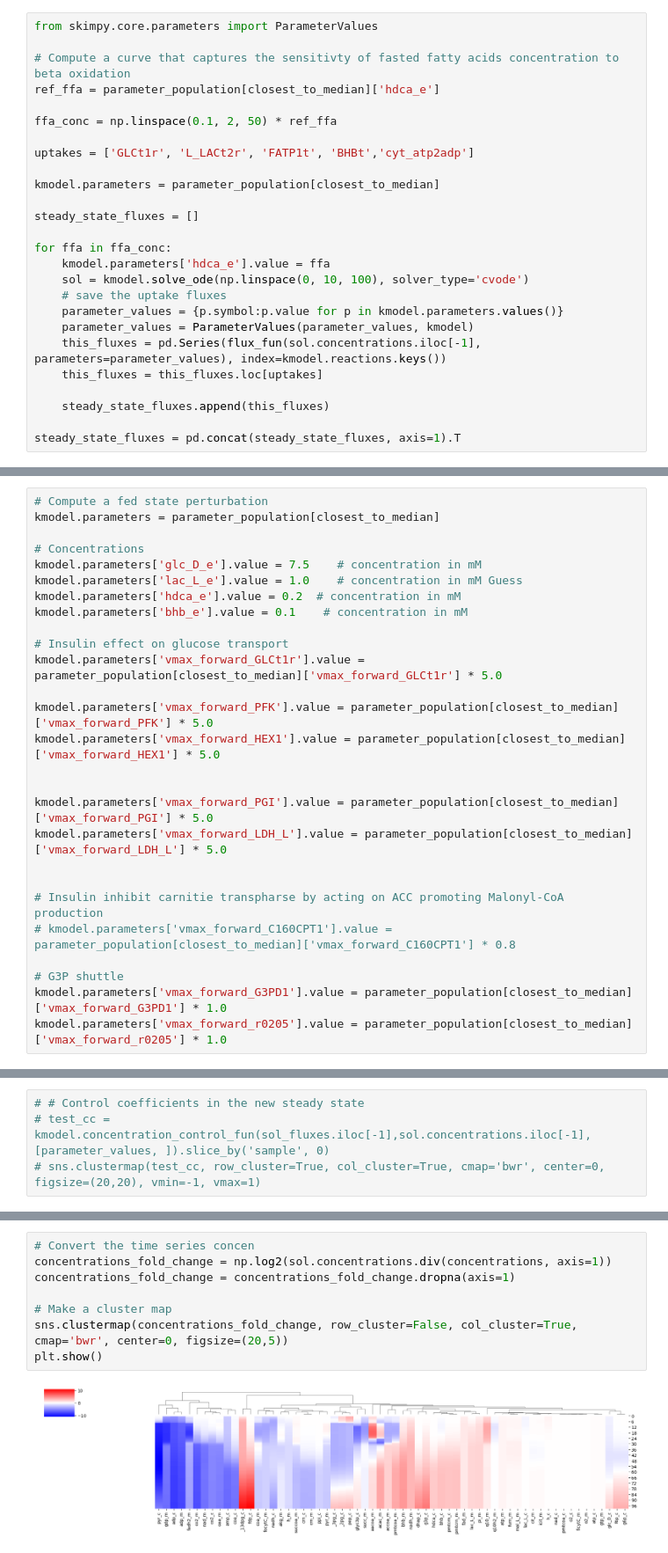
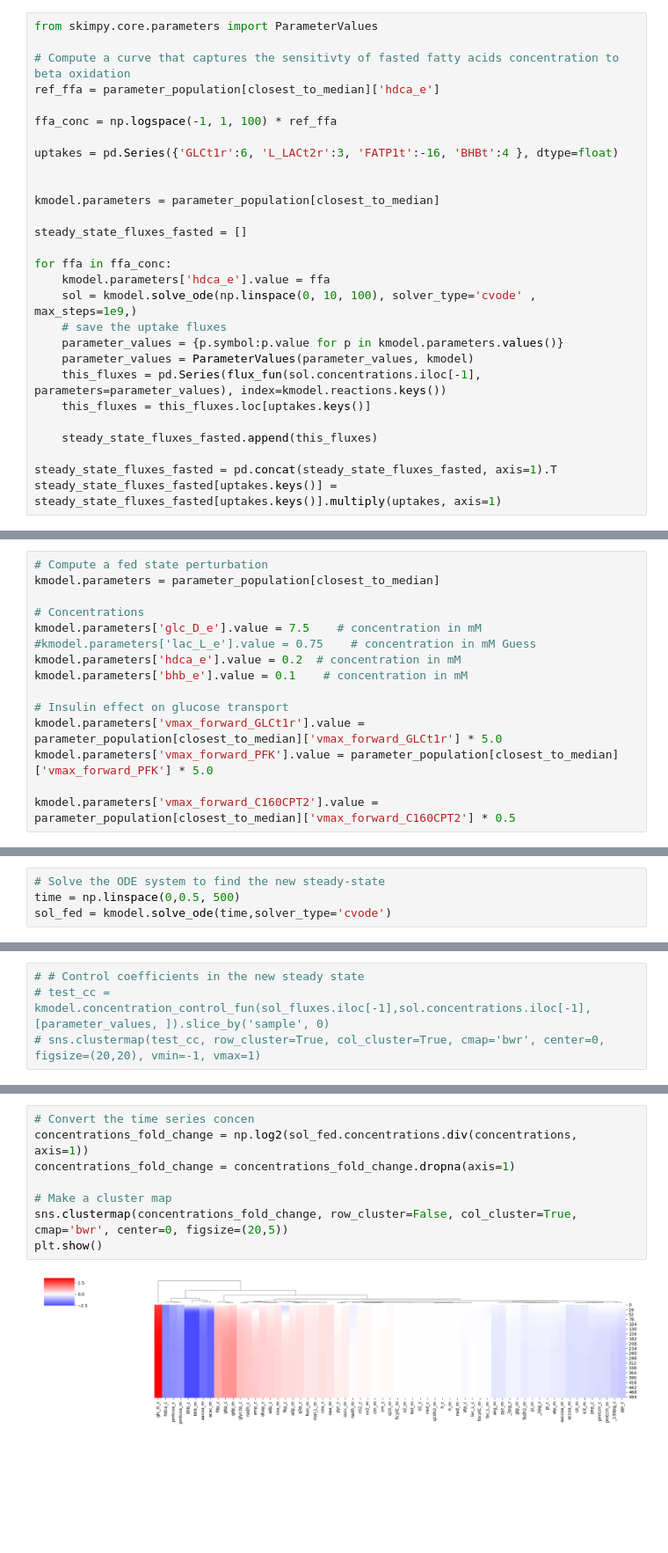
Before and after one commit to weilandtd/competitive_catabolism, a Jupyter notebook: mechanistic_model/control_analysis.ipynb, the cells around one changed output, grey strips where cells are left out. Shown at 88% size. Drawn from its saved outputs; the diff is of its cells as text; blank space fills up the shorter version.

```diff
--- a/mechanistic_model/control_analysis.ipynb
+++ b/mechanistic_model/control_analysis.ipynb
@@ -215,23 +211,25 @@ from skimpy.core.parameters import ParameterValues
 # Compute a curve that captures the sensitivty of fasted fatty acids concentration to beta oxidation
 ref_ffa = parameter_population[closest_to_median]['hdca_e']
 
-ffa_conc = np.linspace(0.1, 2, 50) * ref_ffa
+ffa_conc = np.logspace(-1, 1, 100) * ref_ffa
 
-uptakes = ['GLCt1r', 'L_LACt2r', 'FATP1t', 'BHBt','cyt_atp2adp']
+uptakes = pd.Series({'GLCt1r':6, 'L_LACt2r':3, 'FATP1t':-16, 'BHBt':4 }, dtype=float)
+
 
 kmodel.parameters = parameter_population[closest_to_median]
 
-steady_state_fluxes = []
+steady_state_fluxes_fasted = []
 
 for ffa in ffa_conc:
     kmodel.parameters['hdca_e'].value = ffa
-    sol = kmodel.solve_ode(np.linspace(0, 10, 100), solver_type='cvode')
+    sol = kmodel.solve_ode(np.linspace(0, 10, 100), solver_type='cvode' ,  max_steps=1e9,)
     # save the uptake fluxes
     parameter_values = {p.symbol:p.value for p in kmodel.parameters.values()}
     parameter_values = ParameterValues(parameter_values, kmodel)
     this_fluxes = pd.Series(flux_fun(sol.concentrations.iloc[-1], parameters=parameter_values), index=kmodel.reactions.keys())
-    this_fluxes = this_fluxes.loc[uptakes]
+    this_fluxes = this_fluxes.loc[uptakes.keys()]
 
-    steady_state_fluxes.append(this_fluxes)
+    steady_state_fluxes_fasted.append(this_fluxes)
 
-steady_state_fluxes = pd.concat(steady_state_fluxes, axis=1).T
+steady_state_fluxes_fasted = pd.concat(steady_state_fluxes_fasted, axis=1).T
+steady_state_fluxes_fasted[uptakes.keys()] = steady_state_fluxes_fasted[uptakes.keys()].multiply(uptakes, axis=1)
@@ -252,24 +239,12 @@ kmodel.parameters = parameter_population[closest_to_median]
 
 # Concentrations
 kmodel.parameters['glc_D_e'].value = 7.5    # concentration in mM
-kmodel.parameters['lac_L_e'].value = 1.0    # concentration in mM Guess
+#kmodel.parameters['lac_L_e'].value = 0.75    # concentration in mM Guess
 kmodel.parameters['hdca_e'].value = 0.2  # concentration in mM
 kmodel.parameters['bhb_e'].value = 0.1    # concentration in mM
 
 # Insulin effect on glucose transport
 kmodel.parameters['vmax_forward_GLCt1r'].value = parameter_population[closest_to_median]['vmax_forward_GLCt1r'] * 5.0
+kmodel.parameters['vmax_forward_PFK'].value = parameter_population[closest_to_median]['vmax_forward_PFK'] * 5.0
 
-kmodel.parameters['vmax_forward_PFK'].value = parameter_population[closest_to_median]['vmax_forward_PFK'] * 5.0
-kmodel.parameters['vmax_forward_HEX1'].value = parameter_population[closest_to_median]['vmax_forward_HEX1'] * 5.0
-
-
-kmodel.parameters['vmax_forward_PGI'].value = parameter_population[closest_to_median]['vmax_forward_PGI'] * 5.0
-kmodel.parameters['vmax_forward_LDH_L'].value = parameter_population[closest_to_median]['vmax_forward_LDH_L'] * 5.0
-
-
-# Insulin inhibit carnitie transpharse by acting on ACC promoting Malonyl-CoA production
-# kmodel.parameters['vmax_forward_C160CPT1'].value = parameter_population[closest_to_median]['vmax_forward_C160CPT1'] * 0.8
-
-# G3P shuttle
-kmodel.parameters['vmax_forward_G3PD1'].value = parameter_population[closest_to_median]['vmax_forward_G3PD1'] * 1.0
-kmodel.parameters['vmax_forward_r0205'].value = parameter_population[closest_to_median]['vmax_forward_r0205'] * 1.0
+kmodel.parameters['vmax_forward_C160CPT2'].value = parameter_population[closest_to_median]['vmax_forward_C160CPT2'] * 0.5
@@ -275,0 +272,4 @@ kmodel.parameters['vmax_forward_r0205'].value = parameter_population[closest_to_
+# %%
+# Solve the ODE system to find the new steady-state
+time = np.linspace(0,0.5, 500)
+sol_fed = kmodel.solve_ode(time,solver_type='cvode')
@@ -346,10 +380,10 @@ plt.show()
 # %%
 # Convert the time series concen
-concentrations_fold_change = np.log2(sol.concentrations.div(concentrations, axis=1))
+concentrations_fold_change = np.log2(sol_fed.concentrations.div(concentrations, axis=1))
 concentrations_fold_change = concentrations_fold_change.dropna(axis=1)
 
 # Make a cluster map
 sns.clustermap(concentrations_fold_change, row_cluster=False, col_cluster=True, cmap='bwr', center=0, figsize=(20,5))
 plt.show()
 # %% [output]
-[figure, old version]
+[figure, new version]
```
Also changed, not shown: parts of 29 cells of this notebook, 11 other files.
